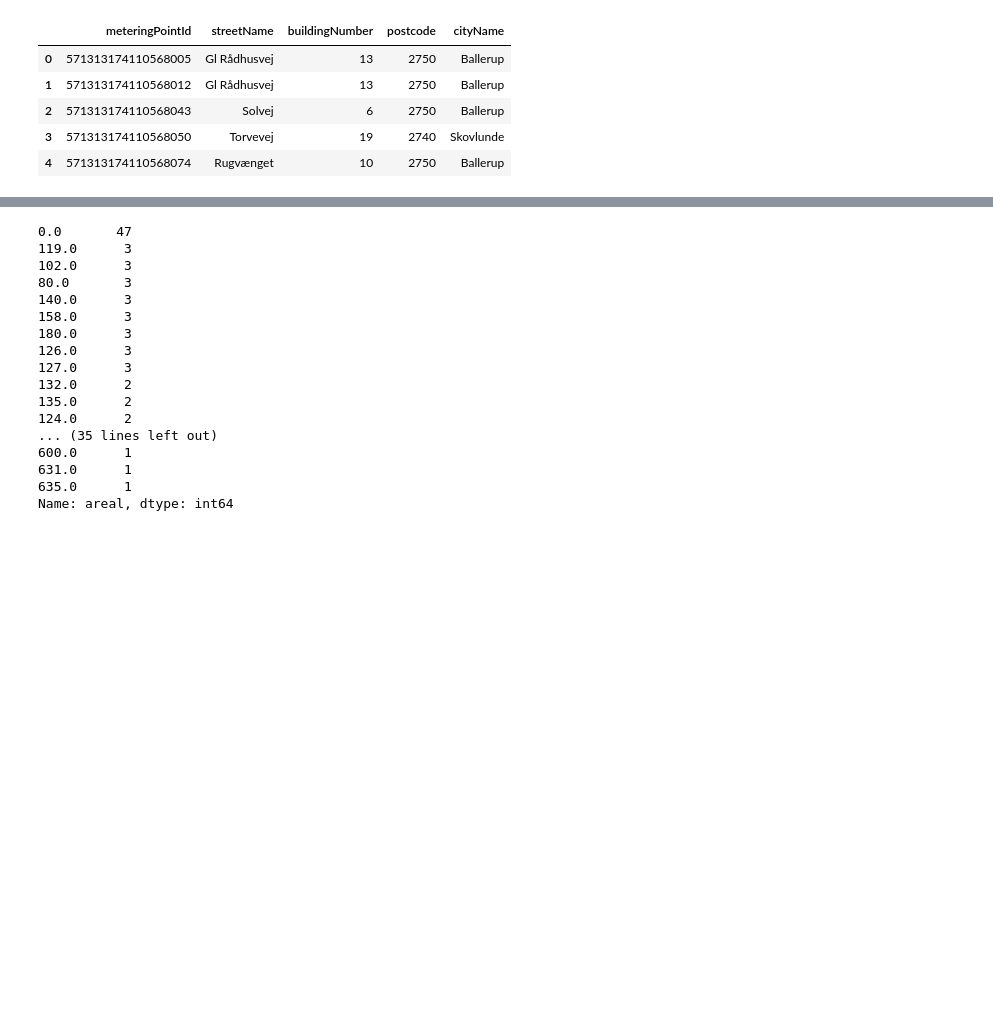
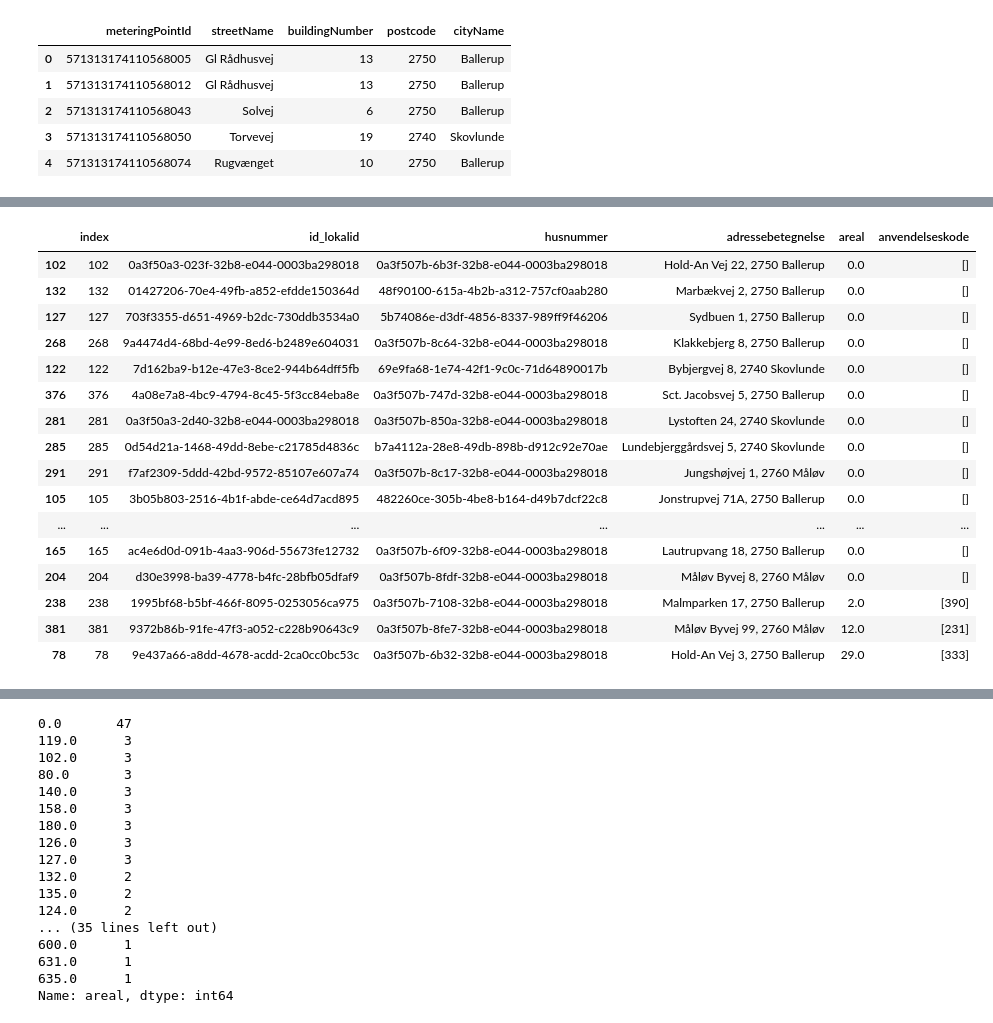
Before and after one commit to Mikkel-schmidt/El, a Jupyter notebook: Code2/Hent_data.ipynb, the cells around one changed output, grey strips where cells are left out. Saved outputs shown, nothing was run; the diff lists cells and outputs as text; code cells hidden in the pictures; blank space fills up the shorter version.

```diff
--- a/Code2/Hent_data.ipynb
+++ b/Code2/Hent_data.ipynb
@@ -381,3 +442,23 @@ csv.head(20)
+# %%
+csvv.drop_duplicates(subset=['adressebetegnelse','areal']).sort_values('areal').head(50)
+# %% [output]
+|  | index | id_lokalid | husnummer | adressebetegnelse | areal | anvendelseskode |
+| 102 | 102 | 0a3f50a3-023f-32b8-e044-0003ba298018 | 0a3f507b-6b3f-32b8-e044-0003ba298018 | Hold-An Vej 22, 2750 Ballerup | 0.0 | [] |
+| 132 | 132 | 01427206-70e4-49fb-a852-efdde150364d | 48f90100-615a-4b2b-a312-757cf0aab280 | Marbækvej 2, 2750 Ballerup | 0.0 | [] |
+| 127 | 127 | 703f3355-d651-4969-b2dc-730ddb3534a0 | 5b74086e-d3df-4856-8337-989ff9f46206 | Sydbuen 1, 2750 Ballerup | 0.0 | [] |
+| 268 | 268 | 9a4474d4-68bd-4e99-8ed6-b2489e604031 | 0a3f507b-8c64-32b8-e044-0003ba298018 | Klakkebjerg 8, 2750 Ballerup | 0.0 | [] |
+| 122 | 122 | 7d162ba9-b12e-47e3-8ce2-944b64dff5fb | 69e9fa68-1e74-42f1-9c0c-71d64890017b | Bybjergvej 8, 2740 Skovlunde | 0.0 | [] |
+| 376 | 376 | 4a08e7a8-4bc9-4794-8c45-5f3cc84eba8e | 0a3f507b-747d-32b8-e044-0003ba298018 | Sct. Jacobsvej 5, 2750 Ballerup | 0.0 | [] |
+| 281 | 281 | 0a3f50a3-2d40-32b8-e044-0003ba298018 | 0a3f507b-850a-32b8-e044-0003ba298018 | Lystoften 24, 2740 Skovlunde | 0.0 | [] |
+| 285 | 285 | 0d54d21a-1468-49dd-8ebe-c21785d4836c | b7a4112a-28e8-49db-898b-d912c92e70ae | Lundebjerggårdsvej 5, 2740 Skovlunde | 0.0 | [] |
+| 291 | 291 | f7af2309-5ddd-42bd-9572-85107e607a74 | 0a3f507b-8c17-32b8-e044-0003ba298018 | Jungshøjvej 1, 2760 Måløv | 0.0 | [] |
+| 105 | 105 | 3b05b803-2516-4b1f-abde-ce64d7acd895 | 482260ce-305b-4be8-b164-d49b7dcf22c8 | Jonstrupvej 71A, 2750 Ballerup | 0.0 | [] |
+| ... | ... | ... | ... | ... | ... | ... |
+| 165 | 165 | ac4e6d0d-091b-4aa3-906d-55673fe12732 | 0a3f507b-6f09-32b8-e044-0003ba298018 | Lautrupvang 18, 2750 Ballerup | 0.0 | [] |
+| 204 | 204 | d30e3998-ba39-4778-b4fc-28bfb05dfaf9 | 0a3f507b-8fdf-32b8-e044-0003ba298018 | Måløv Byvej 8, 2760 Måløv | 0.0 | [] |
+| 238 | 238 | 1995bf68-b5bf-466f-8095-0253056ca975 | 0a3f507b-7108-32b8-e044-0003ba298018 | Malmparken 17, 2750 Ballerup | 2.0 | [390] |
+| 381 | 381 | 9372b86b-91fe-47f3-a052-c228b90643c9 | 0a3f507b-8fe7-32b8-e044-0003ba298018 | Måløv Byvej 99, 2760 Måløv | 12.0 | [231] |
+| 78 | 78 | 9e437a66-a8dd-4678-acdd-2ca0cc0bc53c | 0a3f507b-6b32-32b8-e044-0003ba298018 | Hold-An Vej 3, 2750 Ballerup | 29.0 | [333] |
 # %%
 csv = csv.drop_duplicates(subset=['adressebetegnelse','areal'])
 df_besp1 = df_besp.merge(csv[['adressebetegnelse', 'areal', 'anvendelseskode']], how='outer', left_on='Adresse', right_on='adressebetegnelse')
```
Also changed, not shown: parts of 10 cells of this notebook, 1 other file.
